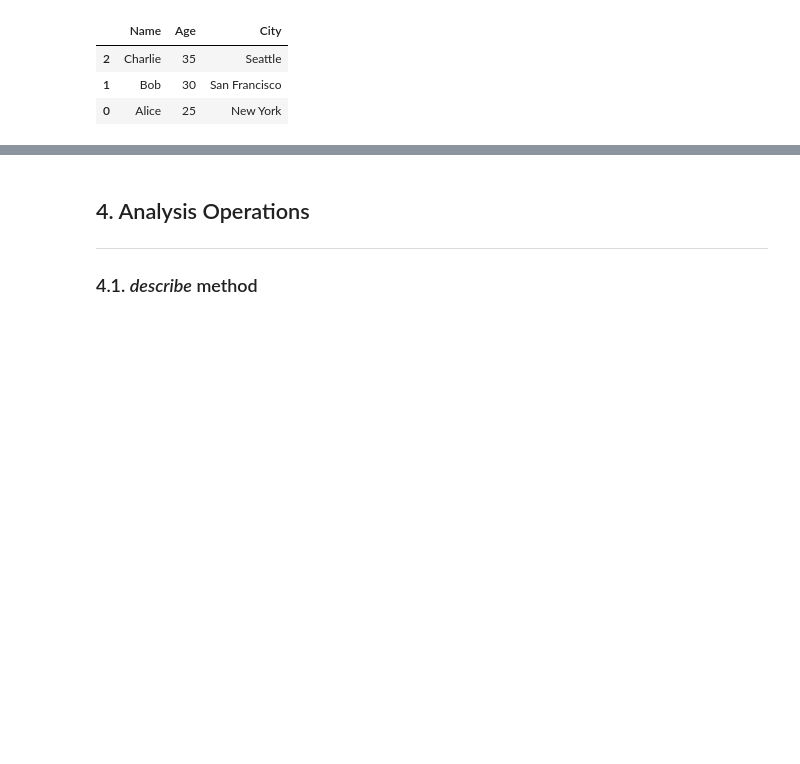
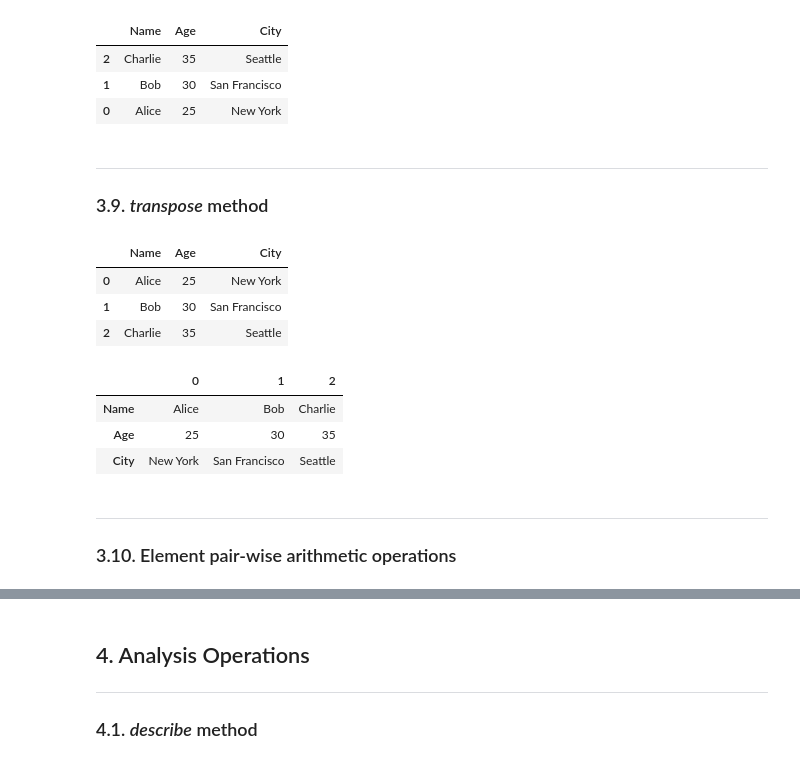
Before and after one commit to bsantanna/notebooks, a Jupyter notebook: common_libraries/pandas/01_dataframes.ipynb, the cells around one changed output, grey strips where cells are left out. Drawn from its saved outputs; the diff is of its cells as text; code cells hidden in the pictures; blank space fills up the shorter version.

```diff
--- a/common_libraries/pandas/01_dataframes.ipynb
+++ b/common_libraries/pandas/01_dataframes.ipynb
@@ -378,3 +378,25 @@ sorted_df
 | 2 | Charlie | 35 | Seattle |
 | 1 | Bob | 30 | San Francisco |
 | 0 | Alice | 25 | New York |
+# %% [markdown]
+---
+
+### 3.9. *transpose* method
+# %%
+persons_df = pd.DataFrame(person_dict)
+persons_df
+# %% [output]
+|  | Name | Age | City |
+| 0 | Alice | 25 | New York |
+| 1 | Bob | 30 | San Francisco |
+| 2 | Charlie | 35 | Seattle |
+# %%
+persons_df.transpose()
+# %% [output]
+|  | 0 | 1 | 2 |
+| Name | Alice | Bob | Charlie |
+| Age | 25 | 30 | 35 |
+| City | New York | San Francisco | Seattle |
+# %% [markdown]
+---
+### 3.10. Element pair-wise arithmetic operations
```
Also changed, not shown: parts of 7 cells of this notebook.
